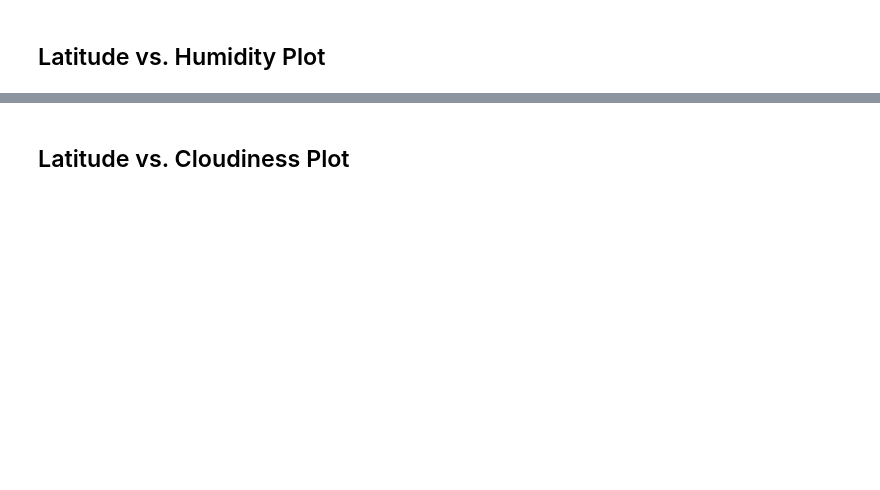
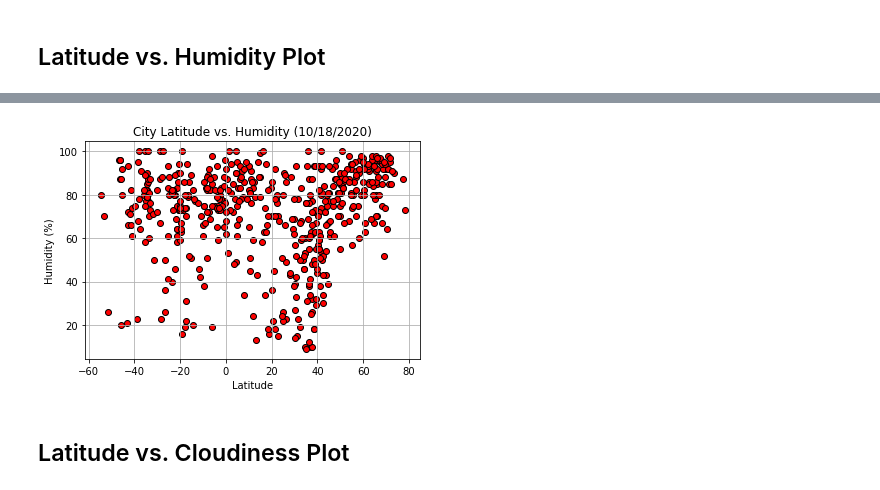
Before and after one commit to Candy-Capilla/python-api-challenge, a Jupyter notebook: WeatherPy/WeatherPy.ipynb, the cells around one changed output, grey strips where cells are left out. Drawn from its saved outputs; the diff is of its cells as text; code cells hidden in the pictures; blank space fills up the shorter version.

```diff
--- a/WeatherPy/WeatherPy.ipynb
+++ b/WeatherPy/WeatherPy.ipynb
@@ -183,2 +201,20 @@ Int64Index([], dtype='int64')
+# %%
+#define variables
+city_humid = city_weather_df["Humidity"]
+
+#set plot parameters
+plt.scatter(city_lat, city_humid, marker="o", facecolor="red", edgecolor="black")
+plt.title(f"City Latitude vs. Humidity {date}")
+plt.xlabel("Latitude")
+plt.ylabel("Humidity (%)")
+plt.grid(True)
+
+#save plot as png
+plt.savefig("output_data/Latitude_vs_Humidity.png")
+
+#show plot
+plt.show()
+# %% [output]
+[figure, added]
 # %% [markdown]
 ## Latitude vs. Cloudiness Plot
```
Also changed, not shown: parts of 33 cells of this notebook, 13 other files.
